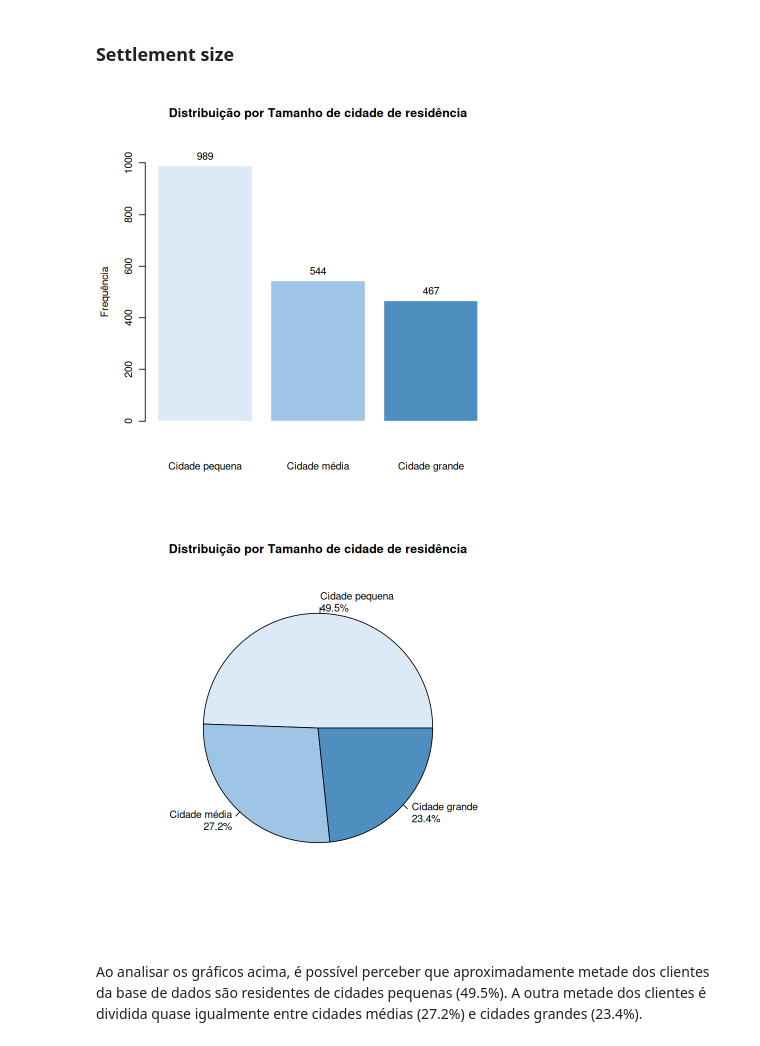
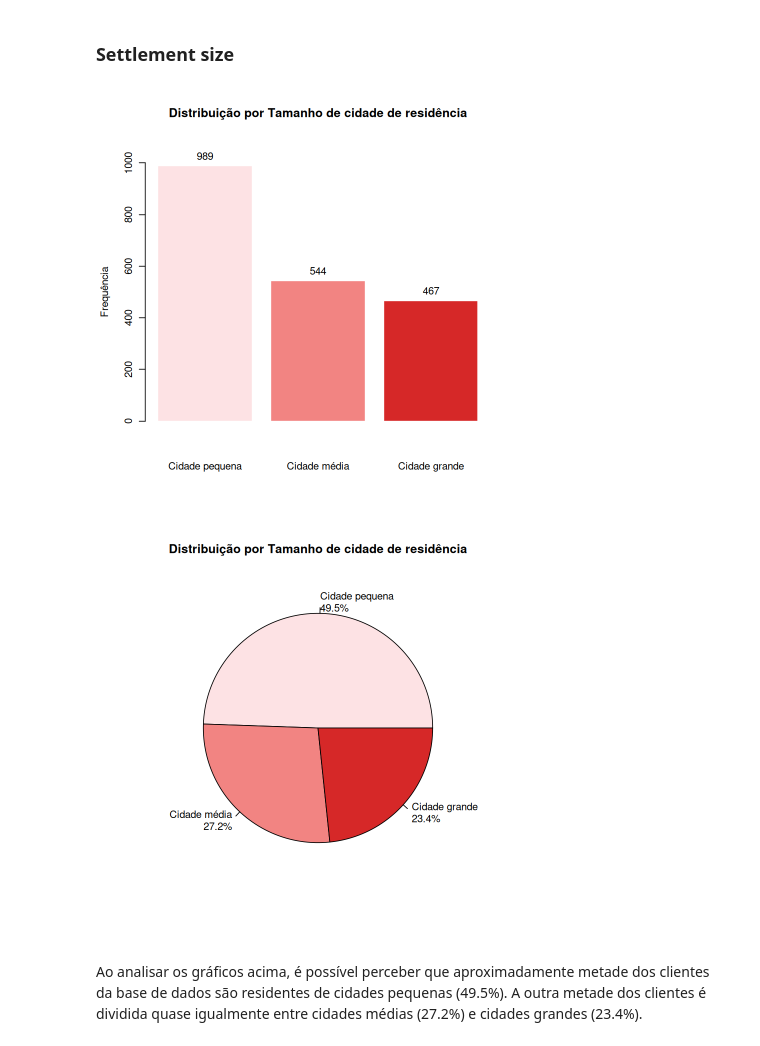
Before and after one commit to ThAlvesM/Kmean_2026-1, a Jupyter notebook: Kmean_2026-1.ipynb, the cells around one changed output. Saved outputs shown, nothing was run; the diff lists cells and outputs as text; code cells hidden in the pictures.

```diff
--- a/Kmean_2026-1.ipynb
+++ b/Kmean_2026-1.ipynb
@@ -571,37 +559,37 @@ A partir da análise dos gráficos de setor e de barras, percebe-se que a amostr
 # %%
 par(bg = "white")
 
 Settlement_var <- table(dataset_sem_id$Settlement.size)
 
 bp <- barplot(
     Settlement_var,
     names.arg = c("Cidade pequena", "Cidade média", "Cidade grande"),
     main = "Distribuição por Tamanho de cidade de residência",
     ylab = "Frequência",
     border = "white",
     ylim = c(-100, 1100),
-    col = c("#DCEAF7", "#9EC5E5", "#4F8FC0")
+    col = c("#FDE2E4", "#F28482", "#D62828")
 )
 contagem <- table(dataset_sem_id$Settlement.size)
 
 text(bp, contagem, labels = Settlement_var, pos = 3)
 
 
 pizza <- pie(
     Settlement_var,
     main = "Distribuição por Tamanho de cidade de residência",
     labels = paste0(
         c("Cidade pequena", "Cidade média", "Cidade grande"),
         "\n",
         round(contagem / sum(contagem) * 100, 1),
         "%"
     ),
-    col = c("#DCEAF7", "#9EC5E5", "#4F8FC0")
+    col = c("#FDE2E4", "#F28482", "#D62828")
 
 )
 # %% [output]
-[figure, old version]
+[figure, new version]
-[figure, old version]
+[figure, new version]
 # %% [markdown]
 Ao analisar os gráficos acima, é possível perceber que aproximadamente metade dos clientes da base de dados são residentes de cidades pequenas (49.5%). A outra metade dos clientes é dividida quase igualmente entre cidades médias (27.2%) e cidades grandes (23.4%).
 # %% [markdown]
```
Also changed, not shown: parts of 9 cells of this notebook.
